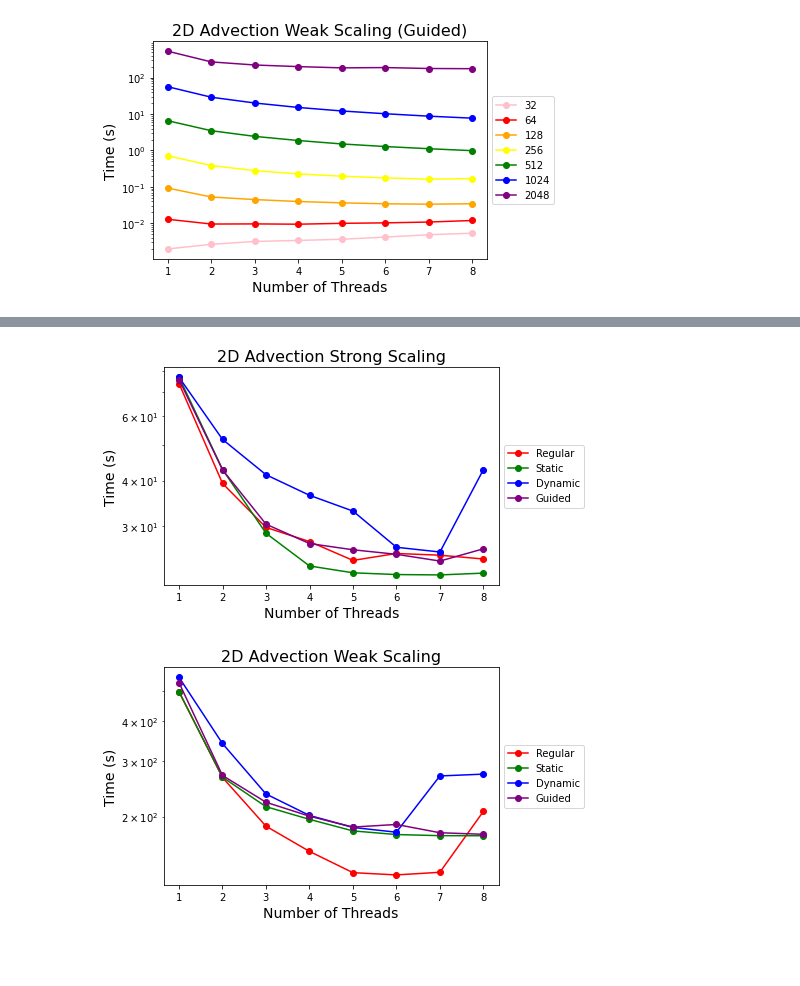
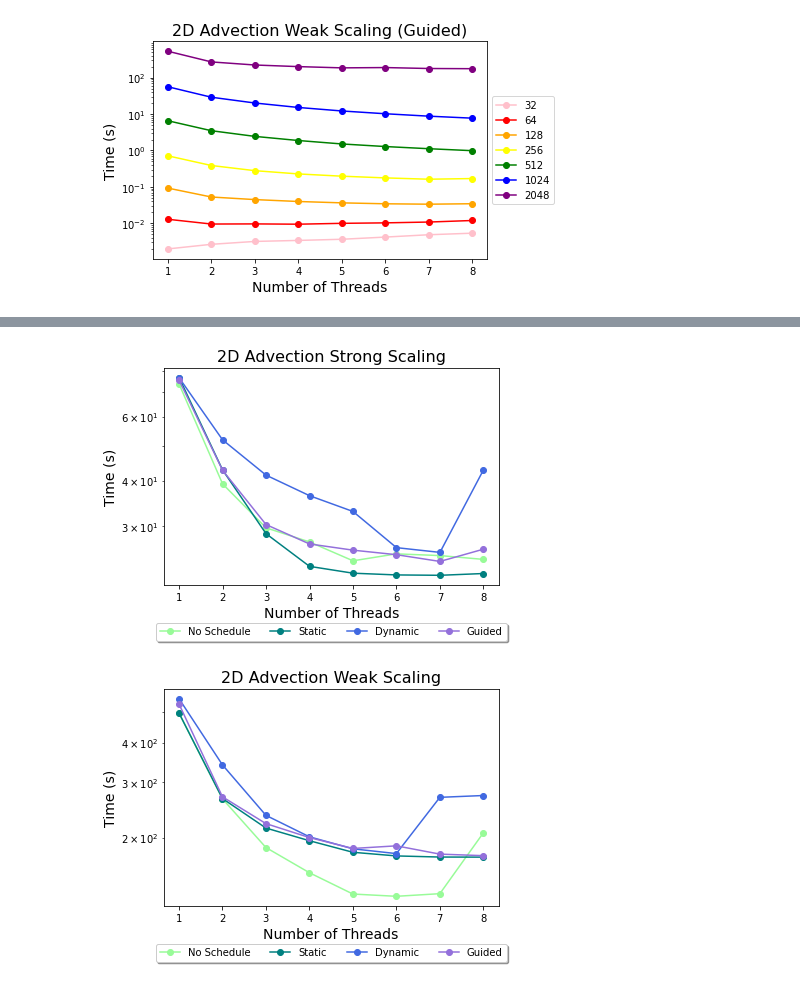
Before and after one commit to LivInTheLookingGlass/CMSE822-final, a Jupyter notebook: C++ Code/2D Advection Parallel/Plots.ipynb, the cells around one changed output, grey strips where cells are left out. Cells and saved outputs as stored; diff of their text form; code cells hidden in the pictures; blank space fills up the shorter version.

Commit message:
Updated Plots

```diff
--- a/C++ Code/2D Advection Parallel/Plots.ipynb
+++ b/C++ Code/2D Advection Parallel/Plots.ipynb
@@ -947,28 +962,32 @@ plt.show()
 # %%
-plt.plot(default_strong_2048_t,default_strong_2048_average_time, 'o-',color = 'red',label='Regular')
-plt.plot(static_strong_2048_t,static_strong_2048_average_time, 'o-',color = 'green',label='Static')
-plt.plot(dynamic_strong_2048_t,dynamic_strong_2048_average_time, 'o-',color = 'blue',label='Dynamic')
-plt.plot(guided_strong_2048_t,guided_strong_2048_average_time, 'o-',color = 'purple',label='Guided')
+plt.plot(default_strong_2048_t,default_strong_2048_average_time, 'o-',color = 'palegreen',label='No Schedule')
+plt.plot(static_strong_2048_t,static_strong_2048_average_time, 'o-',color = 'teal',label='Static')
+plt.plot(dynamic_strong_2048_t,dynamic_strong_2048_average_time, 'o-',color = 'royalblue',label='Dynamic')
+plt.plot(guided_strong_2048_t,guided_strong_2048_average_time, 'o-',color = 'mediumpurple',label='Guided')
 
-plt.legend(loc='center left', bbox_to_anchor=(1, 0.5))
+plt.legend(loc='upper center', bbox_to_anchor=(0.5, -0.15),
+          fancybox=True, shadow=True, ncol=5)
 # #plt.ylim(0,5)
 plt.yscale('log')
 
 # #### Lable and Grid ####################
 plt.xlabel('Number of Threads').set_fontsize(14) # x label
 plt.ylabel('Time (s)').set_fontsize(14) # y label
 # plt.grid(True,which="both", linestyle='--')
 plt.title('2D Advection Strong Scaling').set_fontsize(16)
 # plt.show()
+
+plt.savefig("2D_Advection_Strong_N_2048.png",bbox_inches='tight')
 # %% [output]
-[figure, old version]
+[figure, new version]
 # %%
-plt.plot(default_weak_2048_t,default_weak_2048_average_time, 'o-',color = 'red',label='Regular')
-plt.plot(static_weak_2048_t,static_weak_2048_average_time, 'o-',color = 'green',label='Static')
-plt.plot(dynamic_weak_2048_t,dynamic_weak_2048_average_time, 'o-',color = 'blue',label='Dynamic')
-plt.plot(guided_weak_2048_t,guided_weak_2048_average_time, 'o-',color = 'purple',label='Guided')
+plt.plot(default_weak_2048_t,default_weak_2048_average_time, 'o-',color = 'palegreen',label='No Schedule')
+plt.plot(static_weak_2048_t,static_weak_2048_average_time, 'o-',color = 'teal',label='Static')
+plt.plot(dynamic_weak_2048_t,dynamic_weak_2048_average_time, 'o-',color = 'royalblue',label='Dynamic')
+plt.plot(guided_weak_2048_t,guided_weak_2048_average_time, 'o-',color = 'mediumpurple',label='Guided')
 
-plt.legend(loc='center left', bbox_to_anchor=(1, 0.5))
+plt.legend(loc='upper center', bbox_to_anchor=(0.5, -0.15),
+          fancybox=True, shadow=True, ncol=5)
 # #plt.ylim(0,5)
 plt.yscale('log')
 
@@ -978,5 +997,7 @@ plt.ylabel('Time (s)').set_fontsize(14) # y label
 # plt.grid(True,which="both", linestyle='--')
 plt.title('2D Advection Weak Scaling').set_fontsize(16)
 # plt.show()
+
+plt.savefig("2D_Advection_Weak_N_2048.png",bbox_inches='tight')
 # %% [output]
-[figure, old version]
+[figure, new version]
```
Also changed, not shown: parts of 2 cells of this notebook, 15 other files.
